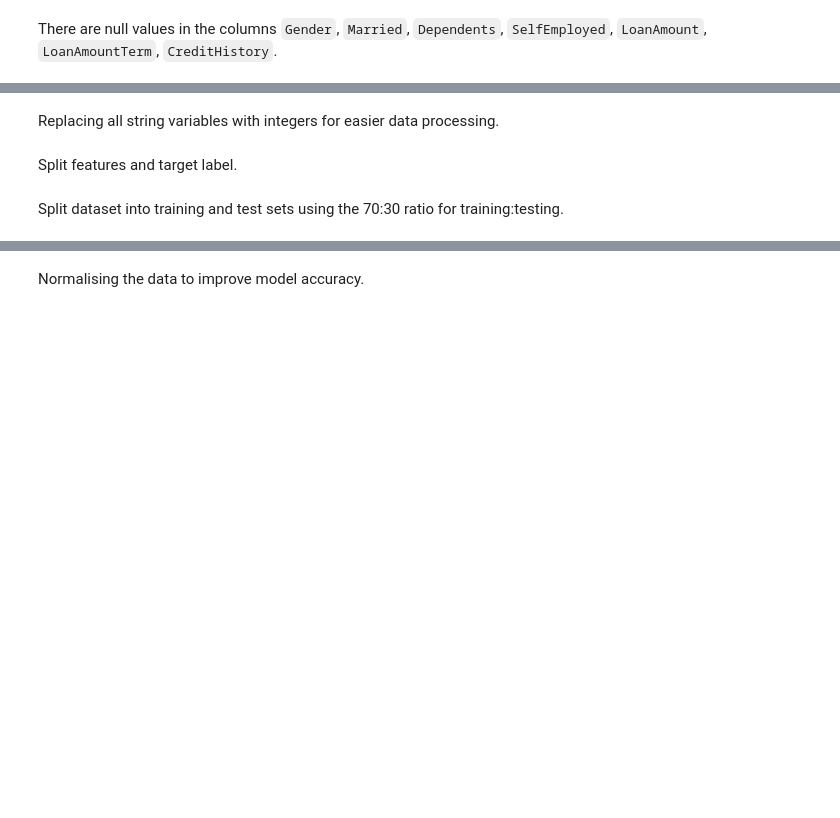
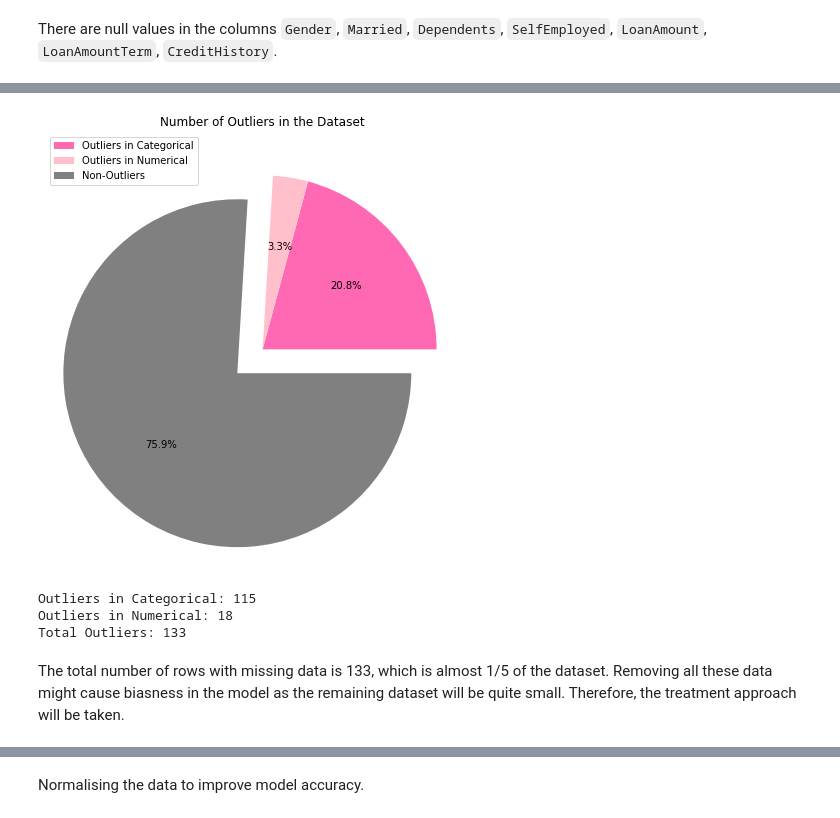
Before and after one commit to lianaling/ds-dec2021, a Jupyter notebook: my_analytics.ipynb, the cells around one changed output, grey strips where cells are left out. Cells and saved outputs as stored; diff of their text form; code cells hidden in the pictures; blank space fills up the shorter version.

Commit message:
Outliers

```diff
--- a/my_analytics.ipynb
+++ b/my_analytics.ipynb
@@ -289,2 +214,0 @@ df = df.replace({'Male': 0, 'Female': 0, 'No': 0, 'Yes': 1, 'Not Graduate': 0, '
-# %% [markdown]
-Replacing all string variables with integers for easier data processing.
@@ -294,2 +214,0 @@ y_df = df['Loan_Status']
-# %% [markdown]
-Split features and target label.
@@ -298,2 +215,22 @@ X_train, X_test, y_train, y_test = train_test_split(X_df, y_df, test_size = 0.3,
-# %% [markdown]
-Split dataset into training and test sets using the 70:30 ratio for training:testing.
+# %%
+x = ['Outliers in Categorical', 'Outliers in Numerical', 'Non-Outliers']
+y = [myNewData[cat_data].isnull().values.sum(), myNewData[num_data].isnull().values.sum(), myNewData.shape[0] - myNewData.isnull().values.sum()]
+
+fig = plt.gcf()
+fig.set_size_inches(8, 8)
+plt.pie(y, colors=['hotpink', 'pink', 'gray'], explode=[0, 0, 0.2], autopct='%1.1f%%')
+plt.legend(x)
+plt.title("Number of Outliers in the Dataset")
+plt.show()
+# %% [output]
+[figure, added]
+# %%
+print('Outliers in Categorical:', myNewData[cat_data].isnull().values.sum())
+print('Outliers in Numerical:', myNewData[num_data].isnull().values.sum())
+print('Total Outliers:', myNewData.isnull().values.sum())
+# %% [output]
+Outliers in Categorical: 115
+Outliers in Numerical: 18
+Total Outliers: 133
+# %% [markdown]
+The total number of rows with missing data is 133, which is almost 1/5 of the dataset. Removing all these data might cause biasness in the model as the remaining dataset will be quite small. Therefore, the treatment approach will be taken.
```
Also changed, not shown: parts of 58 cells of this notebook, 1 other file.
